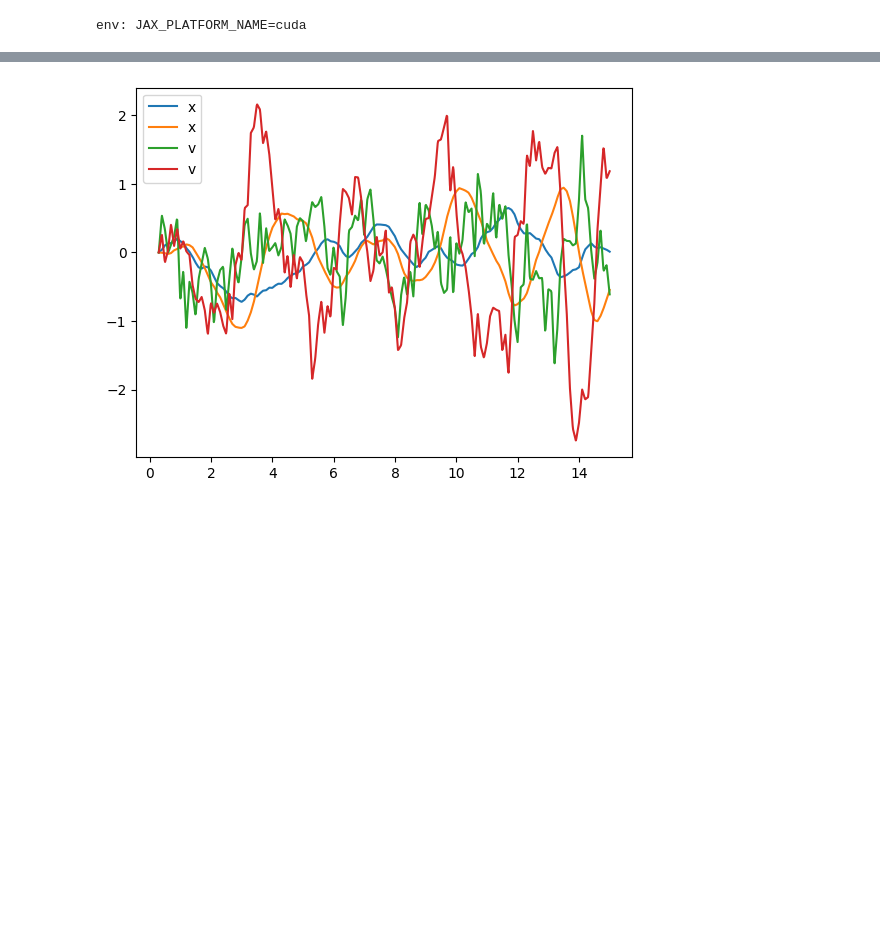
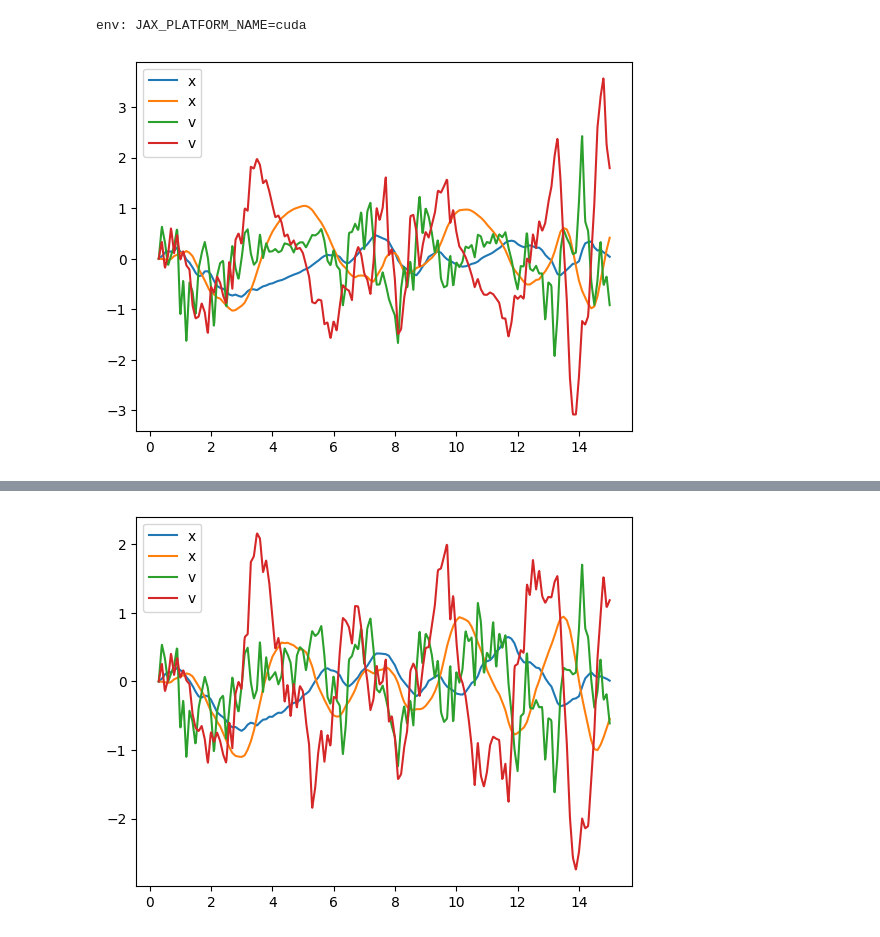
Before and after one commit to andyElking/diffrax_STLA, a Jupyter notebook: srk_trial.ipynb, the cells around one changed output, grey strips where cells are left out. Drawn from its saved outputs; the diff is of its cells as text; code cells hidden in the pictures; blank space fills up the shorter version.

Commit message:
SRK now supports time-varying additive noise

```diff
--- a/srk_trial.ipynb
+++ b/srk_trial.ipynb
@@ -14,7 +14,7 @@ import jax.numpy as jnp
 import jax.random as jrandom
 import matplotlib.pyplot as plt
 from diffrax import diffeqsolve, PIDController, SaveAt
-from diffrax.solver import AdditiveShARK, ALIGN, ShARK
+from diffrax.solver import AdditiveShARK, ALIGN, Heun, ShARK
 from diffrax.solver.foster_srk import FosterSRK
 from jax import config
 
@@ -48,7 +48,7 @@ dtype = jnp.float64
 key = jrandom.PRNGKey(2)
 num_samples = 100
 keys = jrandom.split(jrandom.PRNGKey(5678), num=num_samples)
-hs1 = jnp.power(2.0, jnp.arange(-3, -8, -1, dtype=dtype))
+hs1 = jnp.power(2.0, jnp.arange(-1, -8, -1, dtype=dtype))
 
 
 def get_dtype(x):
@@ -76,5 +76,24 @@ hosc_short = get_harmonic_oscillator(t0, t_short, dtype=dtype)
 bqp = get_bqp(t0, t1, dtype=dtype)
 terms_bqp = bqp.get_terms(bqp.get_bm(key, levy_area="space-time", tol=2**-10))
 bqp_short = get_bqp(t0, t_short, dtype=dtype)
+
+time_hosc = get_harmonic_oscillator(t0, t1, dtype=dtype, time_dependent=True)
+terms_time_hosc = time_hosc.get_terms(
+    time_hosc.get_bm(key, levy_area="space-time", tol=2**-10)
+)
 # %% [output]
 env: JAX_PLATFORM_NAME=cuda
+# %%
+solShARK = diffeqsolve(
+    terms_time_hosc,
+    ShARK(),
+    t0,
+    t1,
+    dt0=dt0,
+    y0=time_hosc.y0,
+    args=time_hosc.args,
+    saveat=saveat,
+)
+plot_sol(solShARK)
+# %% [output]
+[figure, added]
```
Also changed, not shown: parts of 4 cells of this notebook, 3 other files.
